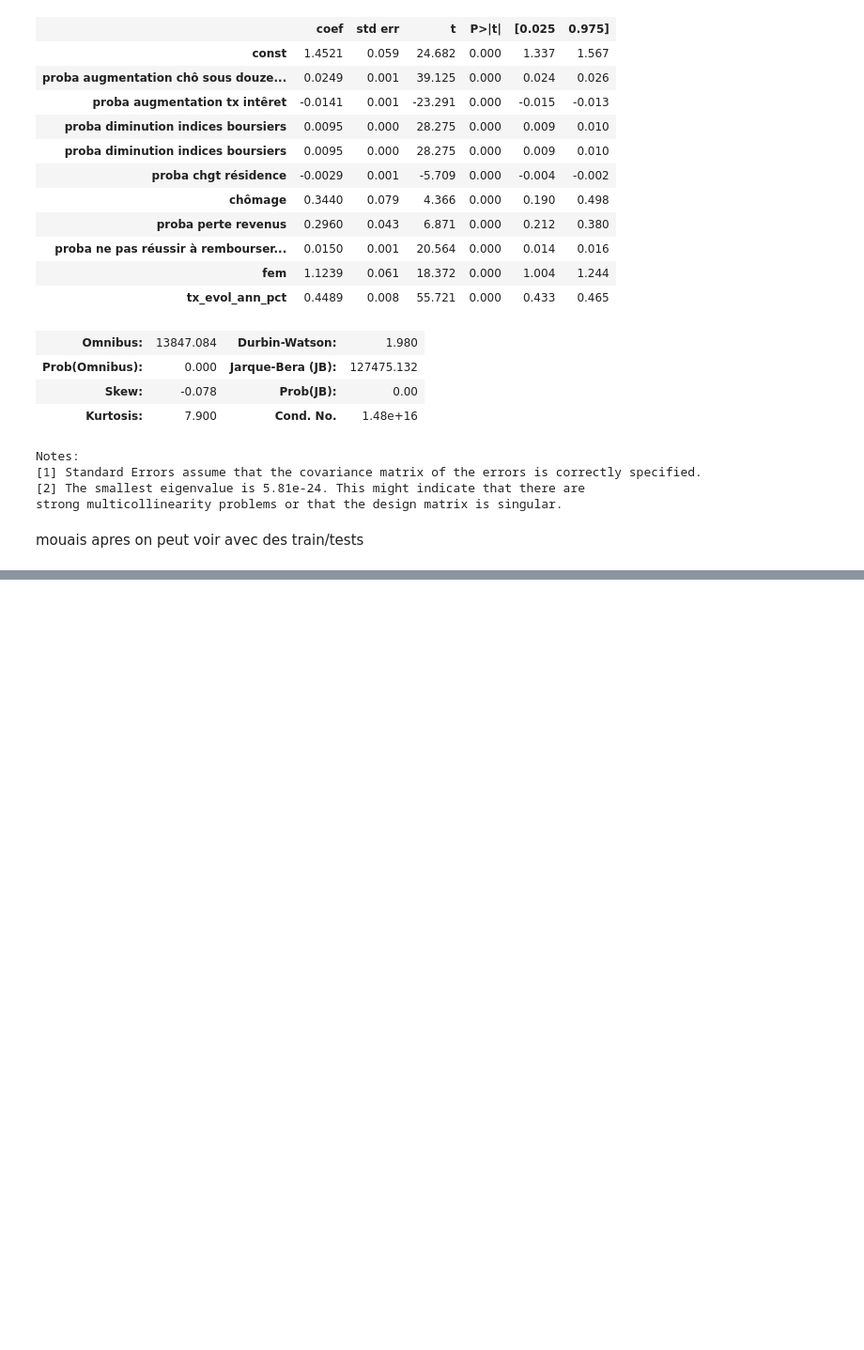
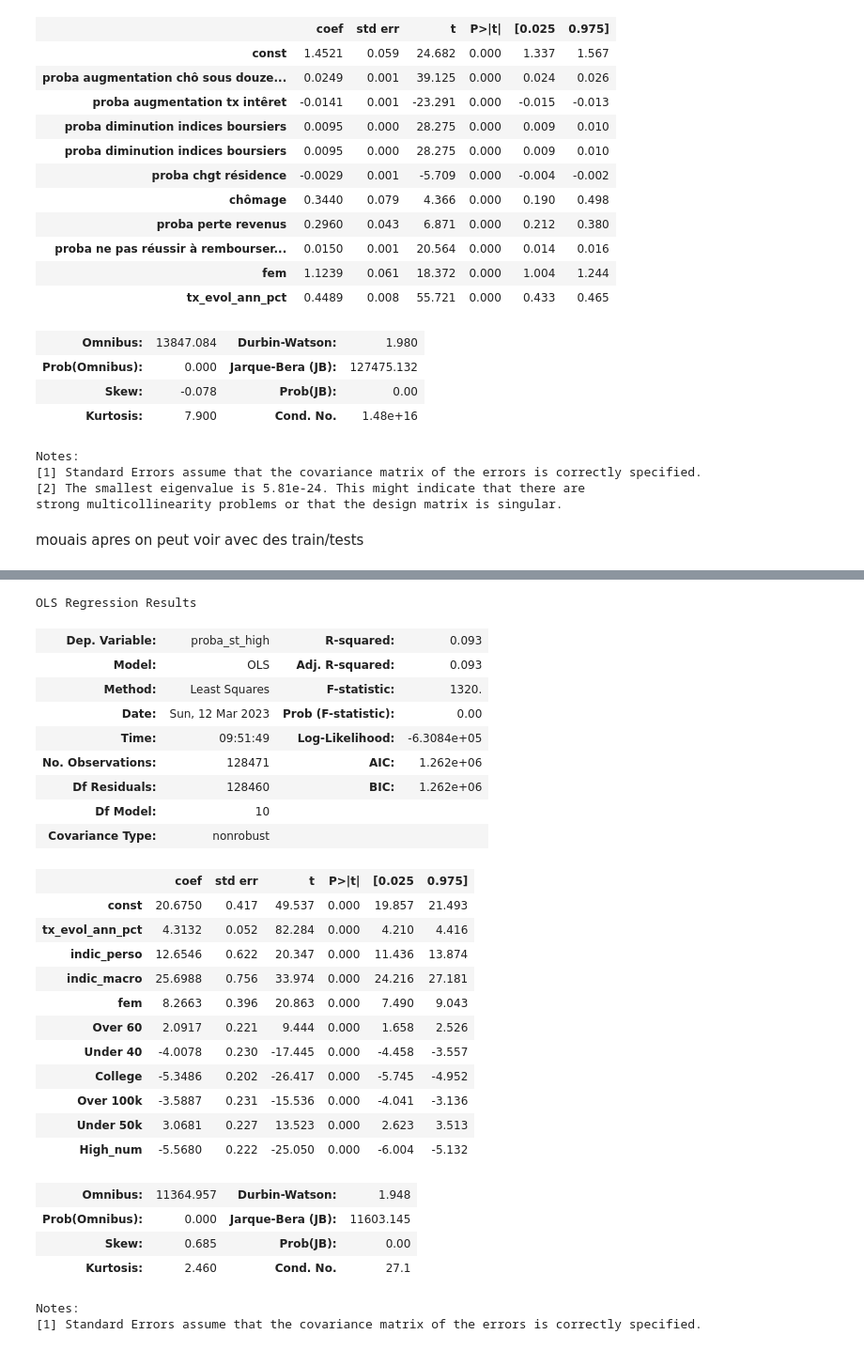
Before and after one commit to Jeremstar/-a-va-pr-dire-l-inflation-s-v-re, a Jupyter notebook: Régressions.ipynb, the cells around one changed output, grey strips where cells are left out. Shown at 94% size. Drawn from its saved outputs; the diff is of its cells as text; code cells hidden in the pictures; blank space fills up the shorter version.

```diff
--- a/Régressions.ipynb
+++ b/Régressions.ipynb
@@ -754,0 +794,2 @@ mouais apres on peut voir avec des train/tests
+# %%
+BF['proba_st_defl']=(BF['Q9_bin6'].fillna(10)+BF['Q9_bin7'].fillna(10)+BF['Q9_bin8'].fillna(10)+BF['Q9_bin9'].fillna(10)+BF['Q9_bin10'].fillna(10))
@@ -754,0 +802,2 @@ mouais apres on peut voir avec des train/tests
+# %%
+BF['proba_lt_high']=(BF['Q9c_bin1'].fillna(10)+BF['Q9c_bin2'].fillna(10)+BF['Q9c_bin3'].fillna(10))
@@ -754,0 +810,2 @@ mouais apres on peut voir avec des train/tests
+# %%
+BF['proba_lt_defl']=(BF['Q9c_bin6'].fillna(10)+BF['Q9c_bin7'].fillna(10)+BF['Q9c_bin8'].fillna(10)+BF['Q9c_bin9'].fillna(10)+BF['Q9c_bin10'].fillna(10))
@@ -754,0 +820,2 @@ mouais apres on peut voir avec des train/tests
+# %%
+BF.rename(columns={'High': "High_num"}, inplace=True)
@@ -754,0 +830,37 @@ mouais apres on peut voir avec des train/tests
+# %%
+Y = BF['proba_st_high'].astype('float')
+X = BF.fillna(0)[['tx_evol_ann_pct','indic_perso','indic_macro','fem','Over 60','Under 40','College','Over 100k','Under 50k','High_num']]
+X = sm.add_constant(X)
+model = sm.OLS(Y,X)
+results = model.fit()
+su = results.summary()
+su
+# %% [output]
+OLS Regression Results
+| Dep. Variable: | proba_st_high | R-squared: | 0.093 |
+| Model: | OLS | Adj. R-squared: | 0.093 |
+| Method: | Least Squares | F-statistic: | 1320. |
+| Date: | Sun, 12 Mar 2023 | Prob (F-statistic): | 0.00 |
+| Time: | 09:51:49 | Log-Likelihood: | -6.3084e+05 |
+| No. Observations: | 128471 | AIC: | 1.262e+06 |
+| Df Residuals: | 128460 | BIC: | 1.262e+06 |
+| Df Model: | 10 |  |  |
+| Covariance Type: | nonrobust |  |  |
+|  | coef | std err | t | P>|t| | [0.025 | 0.975] |
+| const | 20.6750 | 0.417 | 49.537 | 0.000 | 19.857 | 21.493 |
+| tx_evol_ann_pct | 4.3132 | 0.052 | 82.284 | 0.000 | 4.210 | 4.416 |
+| indic_perso | 12.6546 | 0.622 | 20.347 | 0.000 | 11.436 | 13.874 |
+| indic_macro | 25.6988 | 0.756 | 33.974 | 0.000 | 24.216 | 27.181 |
+| fem | 8.2663 | 0.396 | 20.863 | 0.000 | 7.490 | 9.043 |
+| Over 60 | 2.0917 | 0.221 | 9.444 | 0.000 | 1.658 | 2.526 |
+| Under 40 | -4.0078 | 0.230 | -17.445 | 0.000 | -4.458 | -3.557 |
+| College | -5.3486 | 0.202 | -26.417 | 0.000 | -5.745 | -4.952 |
+| Over 100k | -3.5887 | 0.231 | -15.536 | 0.000 | -4.041 | -3.136 |
+| Under 50k | 3.0681 | 0.227 | 13.523 | 0.000 | 2.623 | 3.513 |
+| High_num | -5.5680 | 0.222 | -25.050 | 0.000 | -6.004 | -5.132 |
+| Omnibus: | 11364.957 | Durbin-Watson: | 1.948 |
+| Prob(Omnibus): | 0.000 | Jarque-Bera (JB): | 11603.145 |
+| Skew: | 0.685 | Prob(JB): | 0.00 |
+| Kurtosis: | 2.460 | Cond. No. | 27.1 |
+Notes:
+[1] Standard Errors assume that the covariance matrix of the errors is correctly specified.
```
Also changed, not shown: parts of 18 cells of this notebook.
